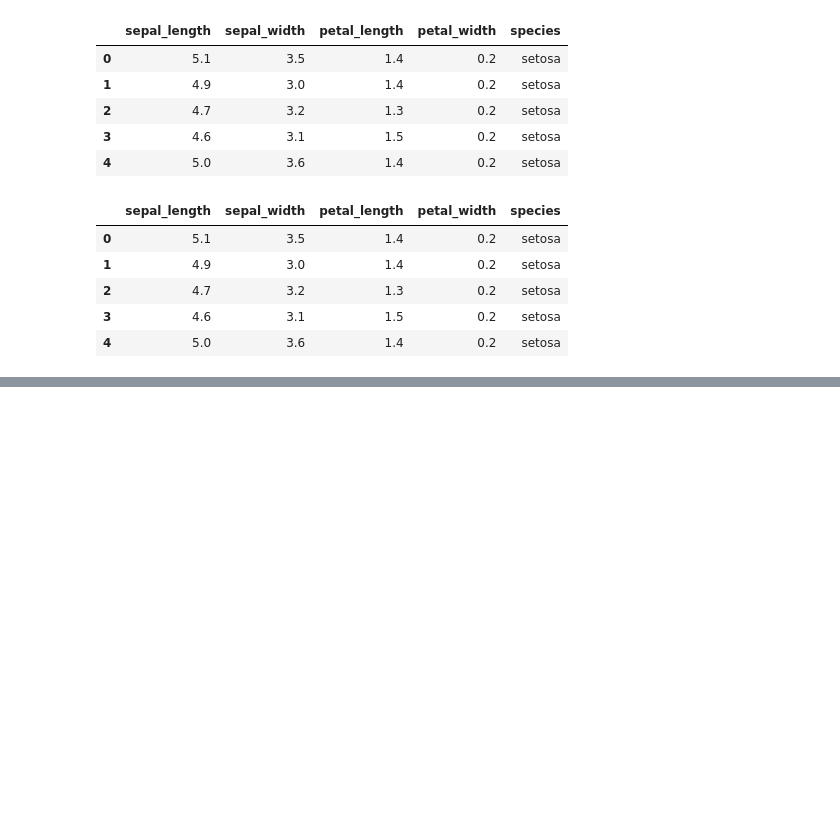
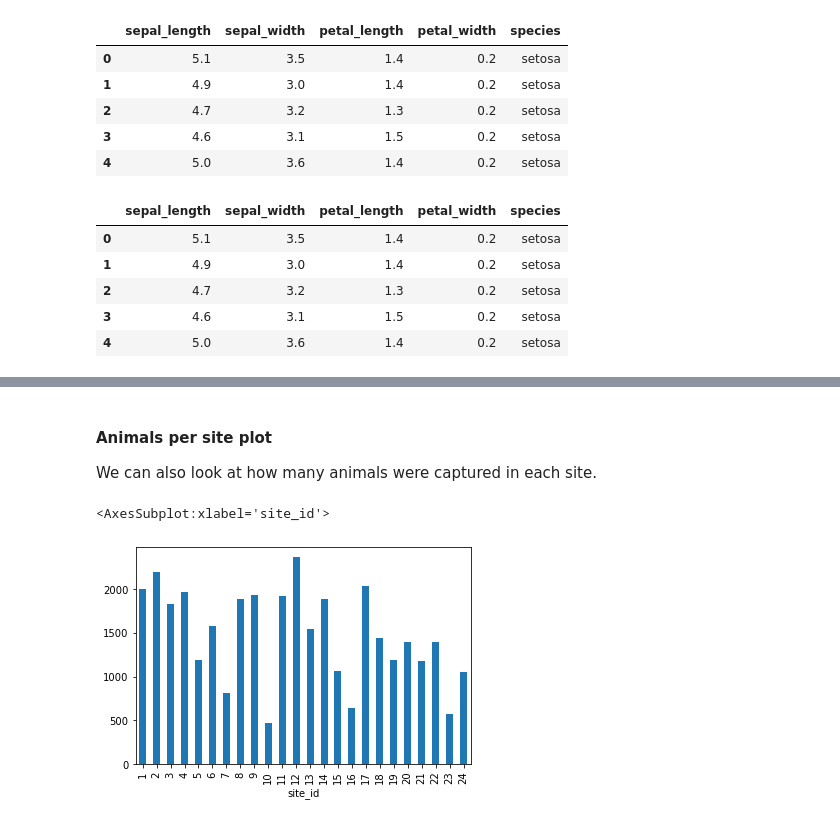
Before and after one commit to nils-holmberg/sfac-py, a Jupyter notebook: web/210927-sci/03-tables.ipynb, the cells around one changed output, grey strips where cells are left out. Saved outputs shown, nothing was run; the diff lists cells and outputs as text; code cells hidden in the pictures; blank space fills up the shorter version.

```diff
--- a/web/210927-sci/03-tables.ipynb
+++ b/web/210927-sci/03-tables.ipynb
@@ -46,0 +569,11 @@ df.head()
+# %% [markdown]
+#### Animals per site plot
+
+We can also look at how many animals were captured in each site.
+# %%
+total_count = surveys_df.groupby('site_id')['record_id'].nunique()
+# Let's plot that too
+total_count.plot(kind='bar')
+# %% [output]
+<AxesSubplot:xlabel='site_id'>
+[figure, added]
```
Also changed, not shown: parts of 68 cells of this notebook, 3 other files.
